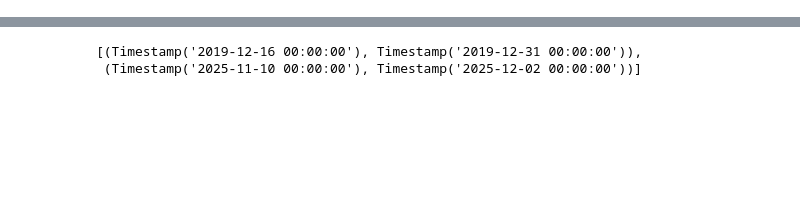
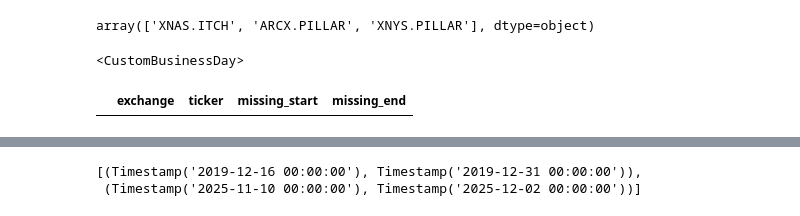
Before and after one commit to petermelq/research_adr, a Jupyter notebook: notebooks/test_missing_dates.ipynb, the cells around one changed output, grey strips where cells are left out. Drawn from its saved outputs; the diff is of its cells as text; code cells hidden in the pictures; blank space fills up the shorter version.

Commit message:
finishing finding and fixing missing dates in data partitions for specific tickers and datasets.

```diff
--- a/notebooks/test_missing_dates.ipynb
+++ b/notebooks/test_missing_dates.ipynb
@@ -351,0 +620,16 @@ field_vals
+# %%
+partition_df = pd.DataFrame(field_vals,columns=field_keys)
+partition_df[dataset_partition_name].unique()
+# %% [output]
+array(['XNAS.ITCH', 'ARCX.PILLAR', 'XNYS.PILLAR'], dtype=object)
+# %%
+cbday = utils.get_market_business_days(calendar_map[comb[0]])
+# %% [output]
+<CustomBusinessDay>
+# %%
+cbday = utils.get_market_business_days('XNYS')
+trading_days = pd.date_range('2019-12-15',
+                            pd.Timestamp.today().strftime('%Y-%m-%d'),
+                            freq=cbday)
+# %% [output]
+|  | exchange | ticker | missing_start | missing_end |
```
Also changed, not shown: parts of 15 cells of this notebook.
